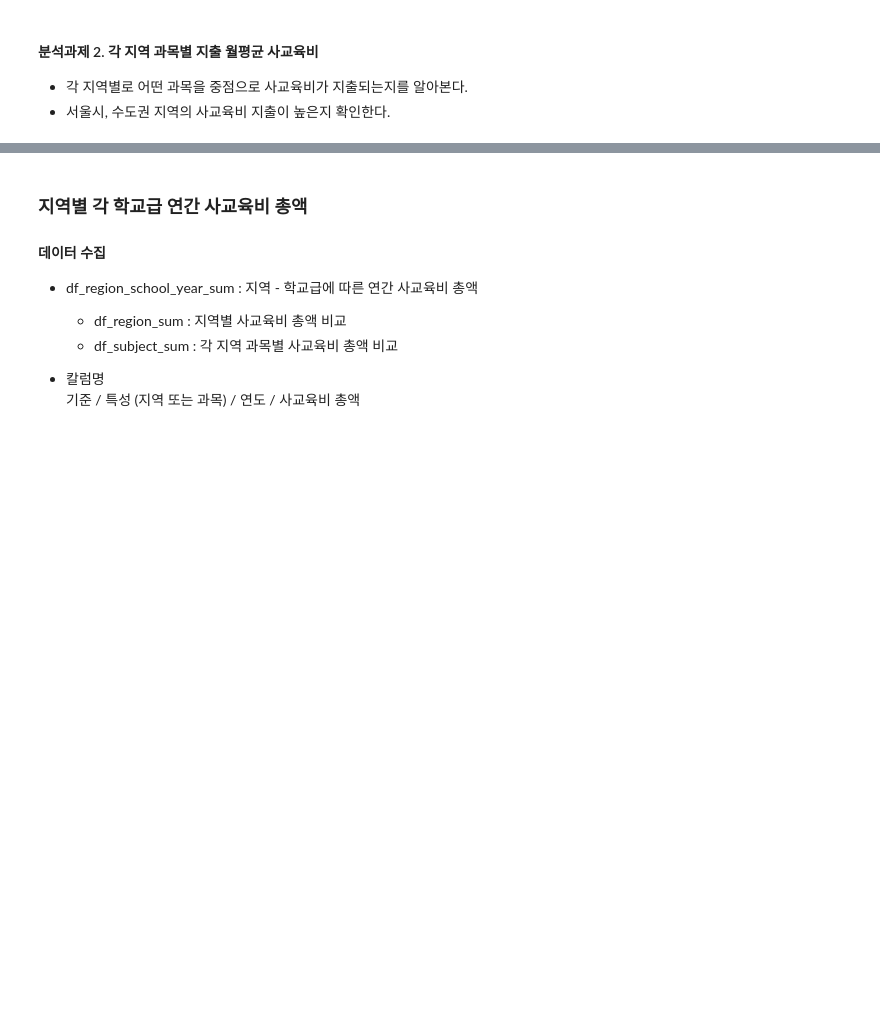
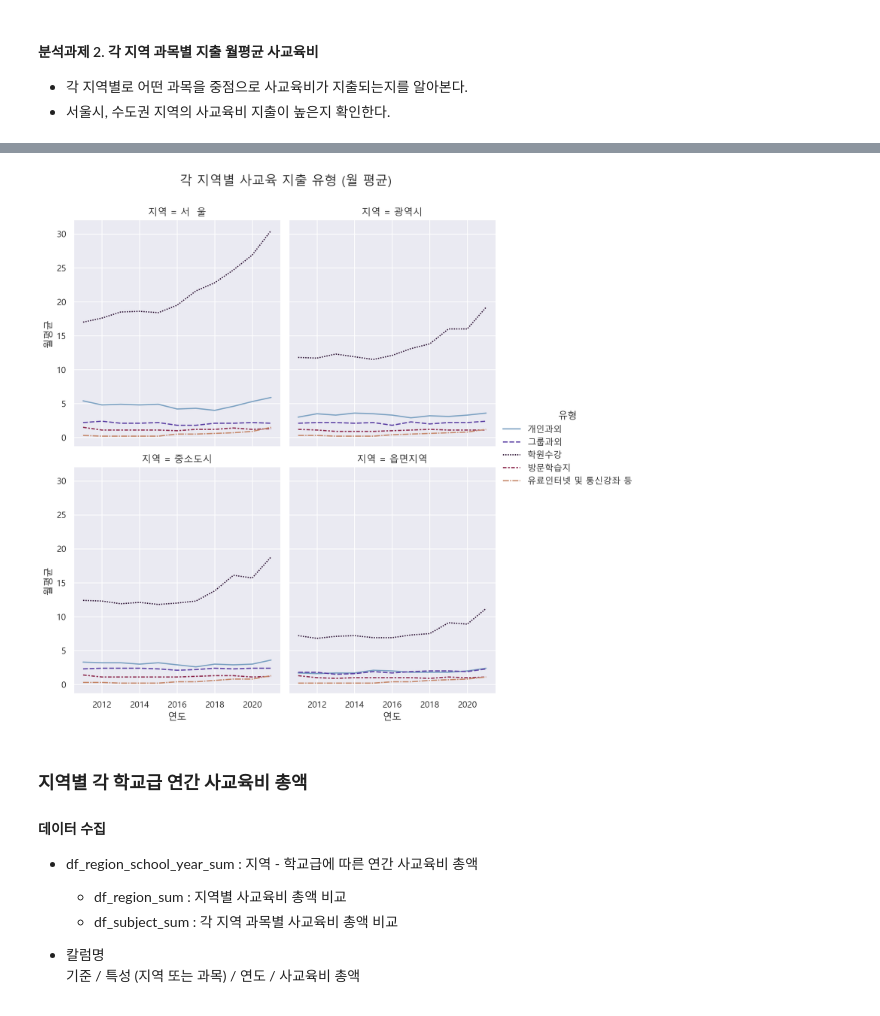
Before and after one commit to moonstar97/Structure, a Jupyter notebook: 가설1번_EDA.ipynb, the cells around one changed output, grey strips where cells are left out. Saved outputs shown, nothing was run; the diff lists cells and outputs as text; code cells hidden in the pictures; blank space fills up the shorter version.

```diff
--- a/가설1번_EDA.ipynb
+++ b/가설1번_EDA.ipynb
@@ -217,3 +289,17 @@ df_region_subject.head()
+# %%
+df_region_p_edu_type= pd.read_csv('dataset/지역별_학생_사교육_유형.csv',encoding = 'cp949')
+df_region_p_edu_type = pd.melt(df_region_p_edu_type , id_vars = ['항목','과목 및 유형'], var_name='연도',value_name='월평균')
+df_region_p_edu_type['항목'] = df_region_p_edu_type['항목'].str.replace(' \(\만\원\)','',regex=True)
+df_region_p_edu_type['연도'] = pd.to_numeric(df_region_p_edu_type['연도'])
+df_region_p_edu_type['월평균'] = pd.to_numeric(df_region_p_edu_type['월평균'])
+df_region_p_edu_type = df_region_p_edu_type.set_axis(['지역','유형','연도','월평균'],axis='columns')
+# %%
+reg = sns.relplot(data = df_region_p_edu_type ,x='연도',y='월평균',hue='유형',style = '유형',col='지역',col_wrap=2,kind='line', palette="twilight")
+reg.fig.subplots_adjust(top=0.9,left=0.2)
+reg.fig.suptitle('각 지역별 사교육 지출 유형 (월 평균)', fontsize = 16)
+plt.show()
+# %% [output]
+[figure, added]
 # %% [markdown]
 ### 지역별 각 학교급 연간 사교육비 총액
 
```
Also changed, not shown: parts of 42 cells of this notebook, 1 other file.
